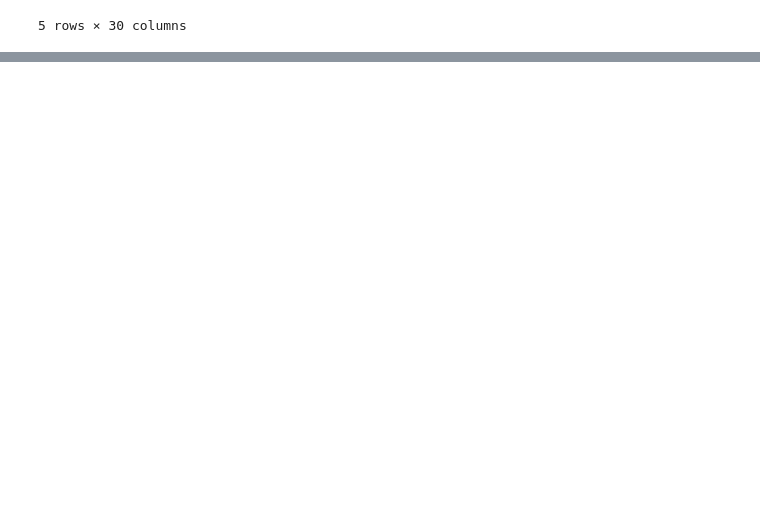
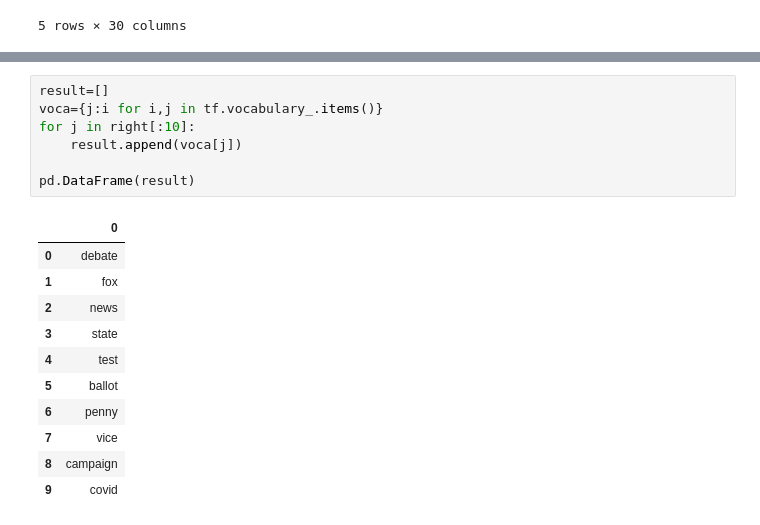
Before and after one commit to Parkjiwonha/Election_predict, a Jupyter notebook: news.ipynb, the cells around one changed output, grey strips where cells are left out. Saved outputs shown, nothing was run; the diff lists cells and outputs as text; blank space fills up the shorter version.

```diff
--- a/news.ipynb
+++ b/news.ipynb
@@ -460,0 +546,19 @@ pd.DataFrame(voca_top10(lba),index=lb.index).loc[['2020-10-12', '2020-10-13', '2
+# %%
+result=[]
+voca={j:i for i,j in tf.vocabulary_.items()}
+for j in right[:10]:
+    result.append(voca[j])
+
+pd.DataFrame(result)
+# %% [output]
+|  | 0 |
+| 0 | debate |
+| 1 | fox |
+| 2 | news |
+| 3 | state |
+| 4 | test |
+| 5 | ballot |
+| 6 | penny |
+| 7 | vice |
+| 8 | campaign |
+| 9 | covid |
```
Also changed, not shown: parts of 19 cells of this notebook.
